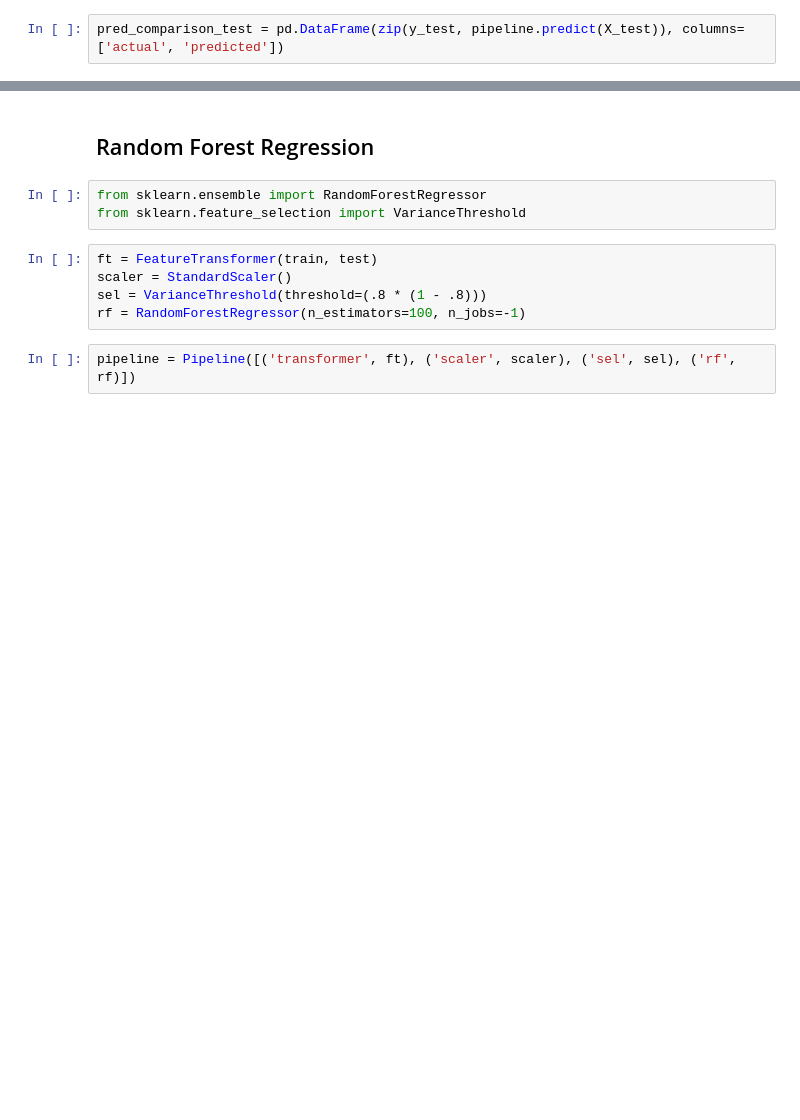
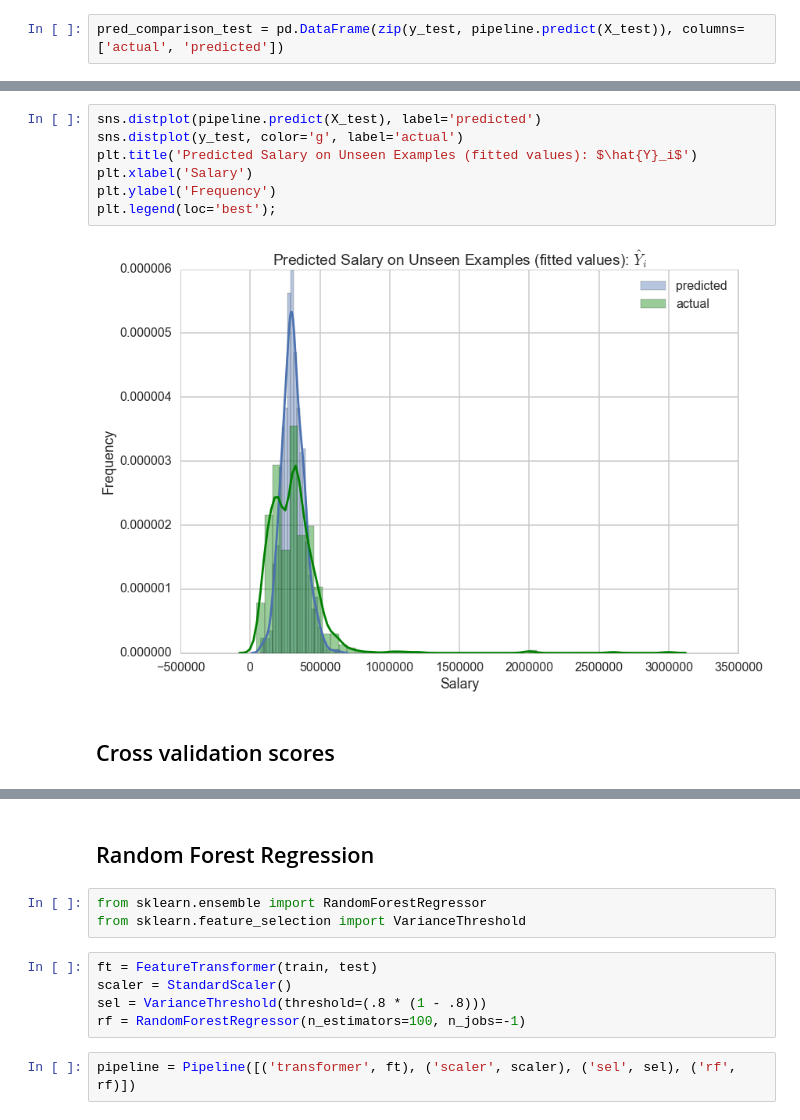
Before and after one commit to numb3r33/CoDS2016, a Jupyter notebook: Modelling.ipynb, the cells around one changed output, grey strips where cells are left out. Drawn from its saved outputs; the diff is of its cells as text; blank space fills up the shorter version.

```diff
--- a/Modelling.ipynb
+++ b/Modelling.ipynb
@@ -144,0 +200,11 @@ plt.title("Salaries vs Predicted salaries on Unseen Examples: $Y_i$ vs $\hat{Y}_
+# %%
+sns.distplot(pipeline.predict(X_test), label='predicted')
+sns.distplot(y_test, color='g', label='actual')
+plt.title('Predicted Salary on Unseen Examples (fitted values): $\hat{Y}_i$')
+plt.xlabel('Salary')
+plt.ylabel('Frequency')
+plt.legend(loc='best');
+# %% [output]
+[figure, added]
+# %% [markdown]
+## Cross validation scores
```
Also changed, not shown: parts of 41 cells of this notebook, 1 other file.
